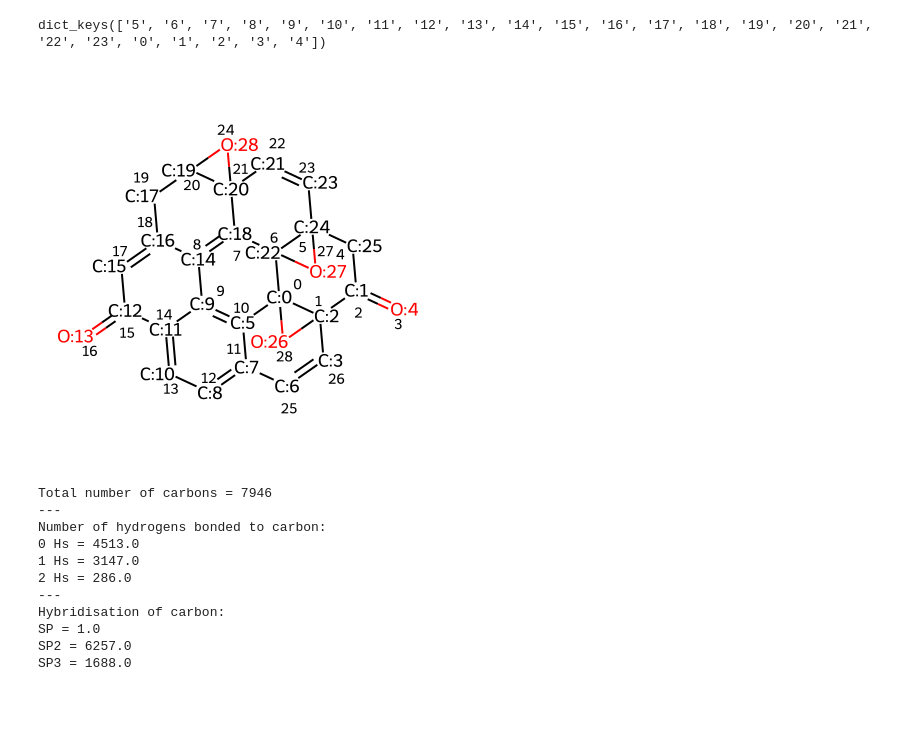
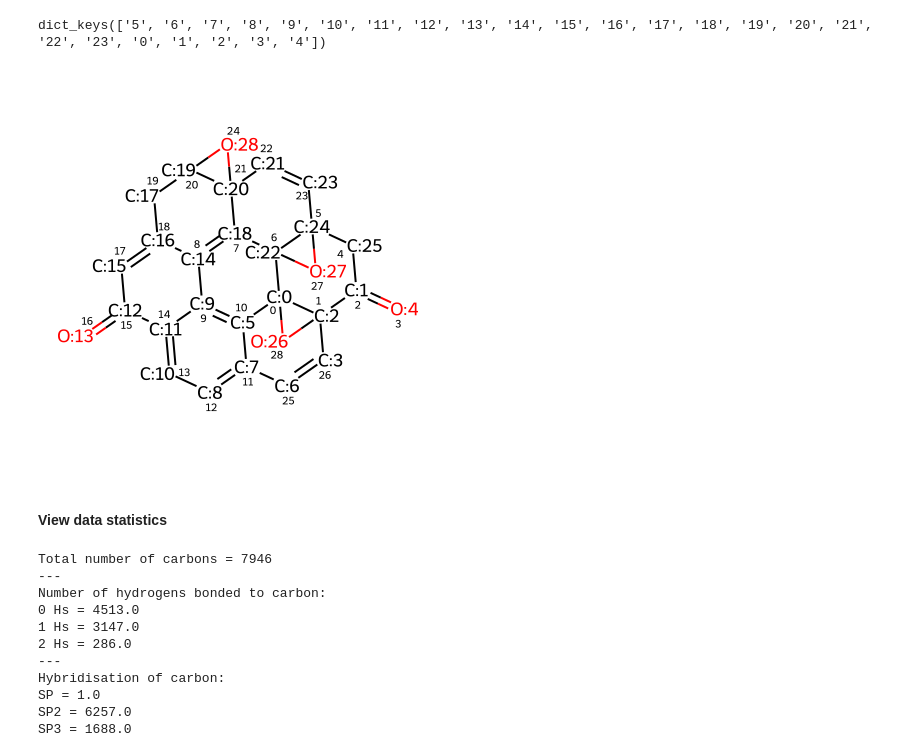
Before and after one commit to sam-j-hall/GO_molecule_GNN, a Jupyter notebook: view_data.ipynb, the cells around one changed output. Cells and saved outputs as stored; diff of their text form; code cells hidden in the pictures; blank space fills up the shorter version.

```diff
--- a/view_data.ipynb
+++ b/view_data.ipynb
@@ -52,10 +54,10 @@ print(spec.keys())
 dict_keys(['5', '6', '7', '8', '9', '10', '11', '12', '13', '14', '15', '16', '17', '18', '19', '20', '21', '22', '23', '0', '1', '2', '3', '4'])
 # %%
 IPythonConsole.drawOptions.addAtomIndices=True
-IPythonConsole.drawOptions.annotationFontScale=0.8
+IPythonConsole.drawOptions.annotationFontScale=0.6
 IPythonConsole.molSize = 400,400
 # Show the molecule with RDKit
 mol = Chem.MolFromSmiles(dict[0][name])
 mol
 # %% [output]
-[figure, old version]
+[figure, new version]
@@ -77,3 +64,5 @@ mol
+# %% [markdown]
+#### View data statistics
 # %%
 carbons = 0
 features = np.zeros([3, 3, 2, 2])
```
Also changed, not shown: parts of 20 cells of this notebook, 10 other files.
